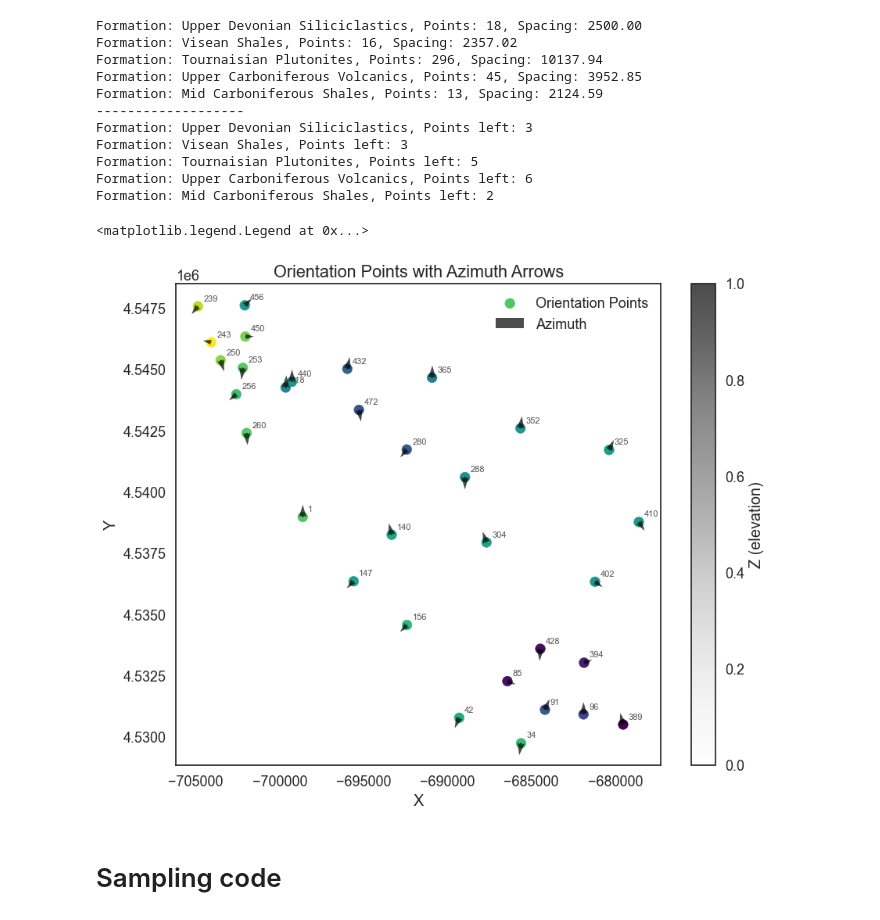
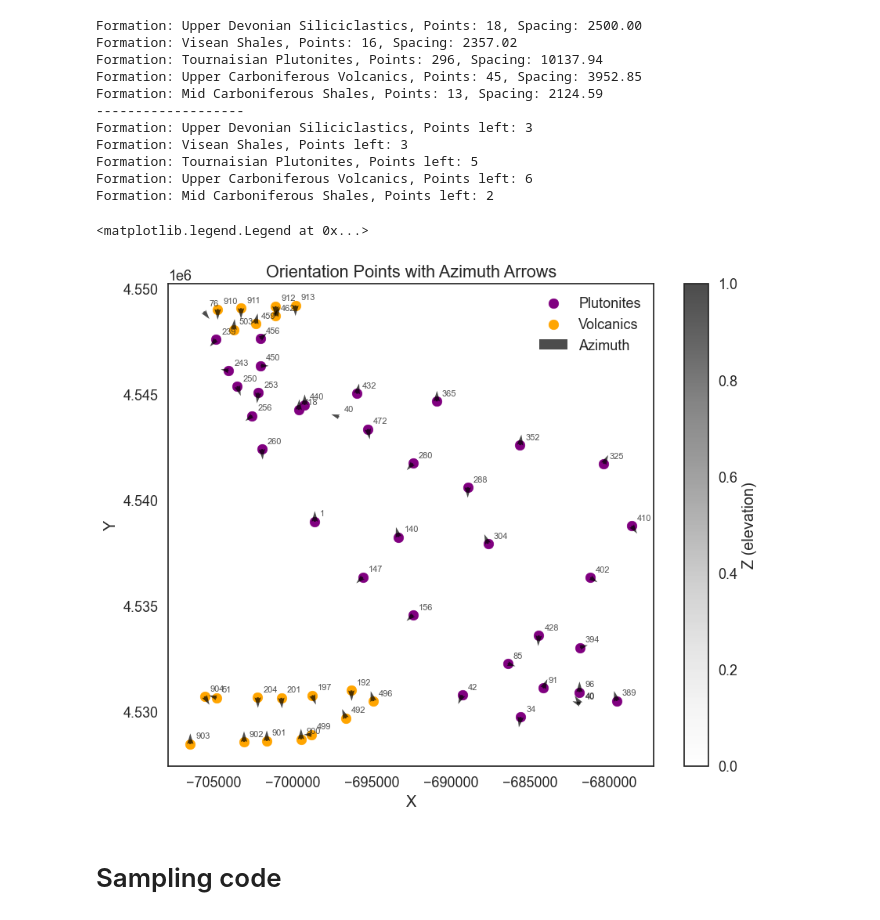
Before and after one commit to terranigma-solutions/Mineye-Terranigma, a Jupyter notebook: GeoModel/sampler.ipynb, the cells around one changed output. Saved outputs shown, nothing was run; the diff lists cells and outputs as text; code cells hidden in the pictures.

```diff
--- a/GeoModel/sampler.ipynb
+++ b/GeoModel/sampler.ipynb
@@ -36,14 +36,17 @@ Formation: Upper Carboniferous Volcanics, Points left: 6
 Formation: Mid Carboniferous Shales, Points left: 2
 # %%
 orientations_df = pd.read_csv(path_to_orientations, encoding='latin1', engine='python')
-orientations_df = orientations_df[orientations_df['formation'].isin(['Tournaisian Plutonites', 'Upper Carboniferous Volcanics'])].reset_index(drop=True)
+# orientations_df = orientations_df[orientations_df['formation'].isin(['Tournaisian Plutonites', 'Upper Carboniferous Volcanics'])].reset_index(drop=True)
 # %%
 # Add volcanic formation orientations around the blob
 orange_one_orientations = [
     {'X': -703766, 'Y': 4548057, 'Z': 393, 'azimuth': 8 , 'dip': 80, 'polarity': 1, 'formation': 'Upper Carboniferous Volcanics', 'formation_id':503 },
     {'X': -702385, 'Y': 4548338, 'Z': 339, 'azimuth': 17, 'dip': 80, 'polarity': 1, 'formation': 'Upper Carboniferous Volcanics', 'formation_id':459 },
     {'X': -701112, 'Y': 4548706, 'Z': 372, 'azimuth': 33, 'dip': 80, 'polarity': 1, 'formation': 'Upper Carboniferous Volcanics', 'formation_id':462 },
-    {'X': -699803, 'Y': 4548937, 'Z': 304, 'azimuth': 15, 'dip': 80, 'polarity': 1, 'formation': 'Upper Carboniferous Volcanics', 'formation_id':465 },
+    {'X': -704771, 'Y': 4549022, 'Z': 414, 'azimuth': 180, 'dip': 80, 'polarity': 1, 'formation': 'Upper Carboniferous Volcanics', 'formation_id':910 },
+    {'X': -703295, 'Y': 4549066, 'Z': 336, 'azimuth': 180, 'dip': 80, 'polarity': 1, 'formation': 'Upper Carboniferous Volcanics', 'formation_id':911 },
+    {'X': -701111, 'Y': 4549155, 'Z': 508, 'azimuth': 180, 'dip': 80, 'polarity': 1, 'formation': 'Upper Carboniferous Volcanics', 'formation_id':912 },
+    {'X': -699852, 'Y': 4549196, 'Z': 351, 'azimuth': 180, 'dip': 80, 'polarity': 1, 'formation': 'Upper Carboniferous Volcanics', 'formation_id':913 },
 ]
 
 # Add inner points in volcanic formations
@@ -62,6 +65,11 @@ orange_two_orientations = [
     {'X': -694922, 'Y': 4530496, 'Z': 232, 'azimuth':  360-20,  'dip': 80, 'polarity': 1, 'formation': 'Upper Carboniferous Volcanics', 'formation_id':496},
     {'X': -696661, 'Y': 4529687, 'Z': 268, 'azimuth':  360-29,  'dip': 80, 'polarity': 1, 'formation': 'Upper Carboniferous Volcanics', 'formation_id':492},
     {'X': -698831, 'Y': 4528912, 'Z': 289, 'azimuth':  360-90,  'dip': 80, 'polarity': 1, 'formation': 'Upper Carboniferous Volcanics', 'formation_id':499},
+    {'X': -699499, 'Y': 4528693, 'Z': 279, 'azimuth':  0,  'dip': 80, 'polarity': 1, 'formation': 'Upper Carboniferous Volcanics', 'formation_id':900},
+    {'X': -701666, 'Y': 4528613, 'Z': 329, 'azimuth':  0,  'dip': 80, 'polarity': 1, 'formation': 'Upper Carboniferous Volcanics', 'formation_id':901},
+    {'X': -703104, 'Y': 4528571, 'Z': 277, 'azimuth':  0,  'dip': 80, 'polarity': 1, 'formation': 'Upper Carboniferous Volcanics', 'formation_id':902},
+    {'X': -706503, 'Y': 4528469, 'Z': 293, 'azimuth':  0,  'dip': 80, 'polarity': 1, 'formation': 'Upper Carboniferous Volcanics', 'formation_id':903},
+    {'X': -705602, 'Y': 4530718, 'Z': 297, 'azimuth':  142,  'dip': 80, 'polarity': 1, 'formation': 'Upper Carboniferous Volcanics', 'formation_id':904},
 ]
 
 orange_two_points = [
@@ -150,9 +158,28 @@ purple_two_points = [
     {'X': -684258, 'Y': 4532306, 'Z': 180, 'formation': 'Tournaisian Plutonites', 'formation_id': 34},
 ]
 
+brown_one_points = [
+    {'X': -704234, 'Y': 4547653, 'Z': 510, 'formation': 'Upper Devonian Siliciclastics', 'formation_id': 35},
+    {'X': -702306, 'Y': 4547130, 'Z': 461, 'formation': 'Upper Devonian Siliciclastics', 'formation_id': 36},
+    {'X': -703516, 'Y': 4545756, 'Z': 443, 'formation': 'Upper Devonian Siliciclastics', 'formation_id': 37},
+    {'X': -701708, 'Y': 4544171, 'Z': 332, 'formation': 'Upper Devonian Siliciclastics', 'formation_id': 38},
+    {'X': -697419, 'Y': 4544919, 'Z': 347, 'formation': 'Upper Devonian Siliciclastics', 'formation_id': 39},
+    {'X': -694968, 'Y': 4543663, 'Z': 219, 'formation': 'Upper Devonian Siliciclastics', 'formation_id': 40},
+    {'X': -692054, 'Y': 4543753, 'Z': 200, 'formation': 'Upper Devonian Siliciclastics', 'formation_id': 41}
+]
+
+brown_two_points = [
+    {'X': -696195, 'Y': 4533085, 'Z': 242, 'formation': 'Upper Devonian Siliciclastics', 'formation_id': 42},
+    {'X': -690778, 'Y': 4532035, 'Z': 353, 'formation': 'Upper Devonian Siliciclastics', 'formation_id': 43},
+    {'X': -687555, 'Y': 4532055, 'Z': 237, 'formation': 'Upper Devonian Siliciclastics', 'formation_id': 44},
+    {'X': -685896, 'Y': 4530548, 'Z': 227, 'formation': 'Upper Devonian Siliciclastics', 'formation_id': 45},
+    {'X': -682043, 'Y': 4529976, 'Z': 279, 'formation': 'Upper Devonian Siliciclastics', 'formation_id': 46},
+    {'X': -679220, 'Y': 4529861, 'Z': 231, 'formation': 'Upper Devonian Siliciclastics', 'formation_id': 47},
+]
+
 # Convert list of dicts to DataFrame and concatenate
-# orientations_df = pd.concat([orientations_df, pd.DataFrame(orange_one_orientations)], ignore_index=True)
-# orientations_df = pd.concat([orientations_df, pd.DataFrame(orange_two_orientations)], ignore_index=True)
+orientations_df = pd.concat([orientations_df, pd.DataFrame(orange_one_orientations)], ignore_index=True)
+orientations_df = pd.concat([orientations_df, pd.DataFrame(orange_two_orientations)], ignore_index=True)
 orientations_df = pd.concat([orientations_df, pd.DataFrame(purple_one_orientations)], ignore_index=True)
 orientations_df = pd.concat([orientations_df, pd.DataFrame(purple_two_orientations)], ignore_index=True)
 
@@ -169,35 +196,39 @@ sampled_points_path = "sampled_formationinputpoints8.csv"
 sampled_points_df.to_csv(sampled_points_path, index=False)
 # %%
 plt.figure(figsize=(10, 8))
-plt.scatter(orientations_df['X'], orientations_df['Y'], c=orientations_df['Z'], cmap='viridis', label='Orientation Points')
 
+Tournaisian_Plutonites = orientations_df[orientations_df['formation']=='Tournaisian Plutonites']
+Upper_Carboniferous_Volcanics = orientations_df[orientations_df['formation']=='Upper Carboniferous Volcanics']
+
+plt.scatter(Tournaisian_Plutonites['X'], Tournaisian_Plutonites['Y'], c='purple', label='Plutonites')
+plt.scatter(Upper_Carboniferous_Volcanics['X'],Upper_Carboniferous_Volcanics['Y'],c='orange',label='Volcanics')
 # Add arrows for azimuth
 length = 500  # arrow length in map units
 azimuth_rad = np.deg2rad(orientations_df['azimuth'])
 dx = length * np.sin(azimuth_rad)
 dy = length * np.cos(azimuth_rad)
 
 plt.quiver(
     orientations_df['X'], orientations_df['Y'],
     dx, dy,
     angles='xy', scale_units='xy', scale=1, color='black', width=0.005, alpha=0.7,
     label='Azimuth'
 )
 # Add text annotations for formation_id
 for i, row in orientations_df.iterrows():
     plt.annotate(str(row['formation_id']),
                 (row['X'], row['Y']),
                 xytext=(5, 5), textcoords='offset points',
                 fontsize=8, alpha=0.8)
 
 plt.colorbar(label='Z (elevation)')
 plt.xlabel('X')
 plt.ylabel('Y')
 plt.title('Orientation Points with Azimuth Arrows')
 plt.legend()
 # %% [output]
 <matplotlib.legend.Legend at 0x...>
-[figure, old version]
+[figure, new version]
 # %% [markdown]
 # Sampling code
 # %%
```
Also changed, not shown: parts of 16 cells of this notebook, 6 other files.
